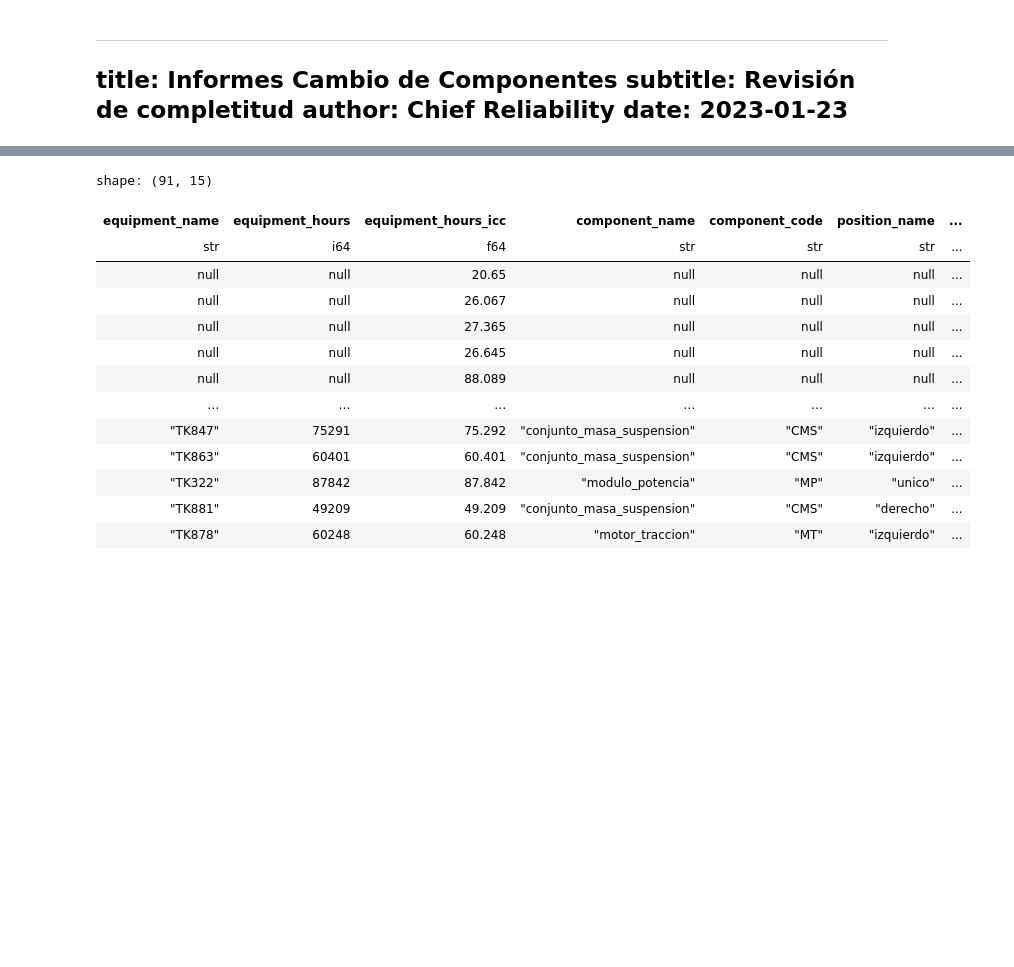
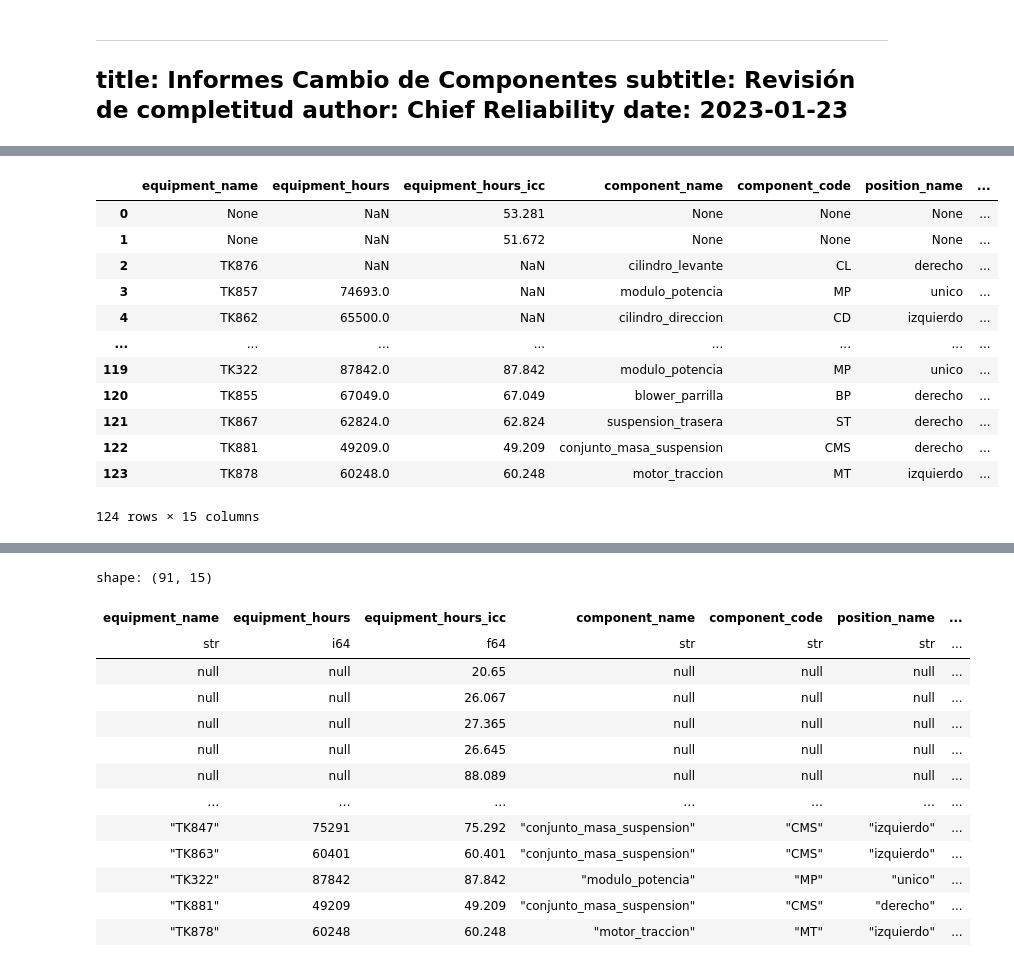
Before and after one commit to cecilvega/kbook, a Jupyter notebook: reliability/icc.ipynb, the cells around one changed output, grey strips where cells are left out. Cells and saved outputs as stored; diff of their text form; code cells hidden in the pictures; blank space fills up the shorter version.

```diff
--- a/reliability/icc.ipynb
+++ b/reliability/icc.ipynb
@@ -165,0 +220,16 @@ weekly_summary_df = generate_weekly_summary(icc_df)
+# %%
+icc_df.to_pandas()  # .filter(pl.col("equipment_name") == "TK291")
+# %% [output]
+|  | equipment_name | equipment_hours | equipment_hours_icc | component_name | component_code | position_name | ... |
+| 0 | None | NaN | 53.281 | None | None | None | ... |
+| 1 | None | NaN | 51.672 | None | None | None | ... |
+| 2 | TK876 | NaN | NaN | cilindro_levante | CL | derecho | ... |
+| 3 | TK857 | 74693.0 | NaN | modulo_potencia | MP | unico | ... |
+| 4 | TK862 | 65500.0 | NaN | cilindro_direccion | CD | izquierdo | ... |
+| ... | ... | ... | ... | ... | ... | ... | ... |
+| 119 | TK322 | 87842.0 | 87.842 | modulo_potencia | MP | unico | ... |
+| 120 | TK855 | 67049.0 | 67.049 | blower_parrilla | BP | derecho | ... |
+| 121 | TK867 | 62824.0 | 62.824 | suspension_trasera | ST | derecho | ... |
+| 122 | TK881 | 49209.0 | 49.209 | conjunto_masa_suspension | CMS | derecho | ... |
+| 123 | TK878 | 60248.0 | 60.248 | motor_traccion | MT | izquierdo | ... |
+124 rows × 15 columns
```
Also changed, not shown: parts of 9 cells of this notebook, 2 other files.
